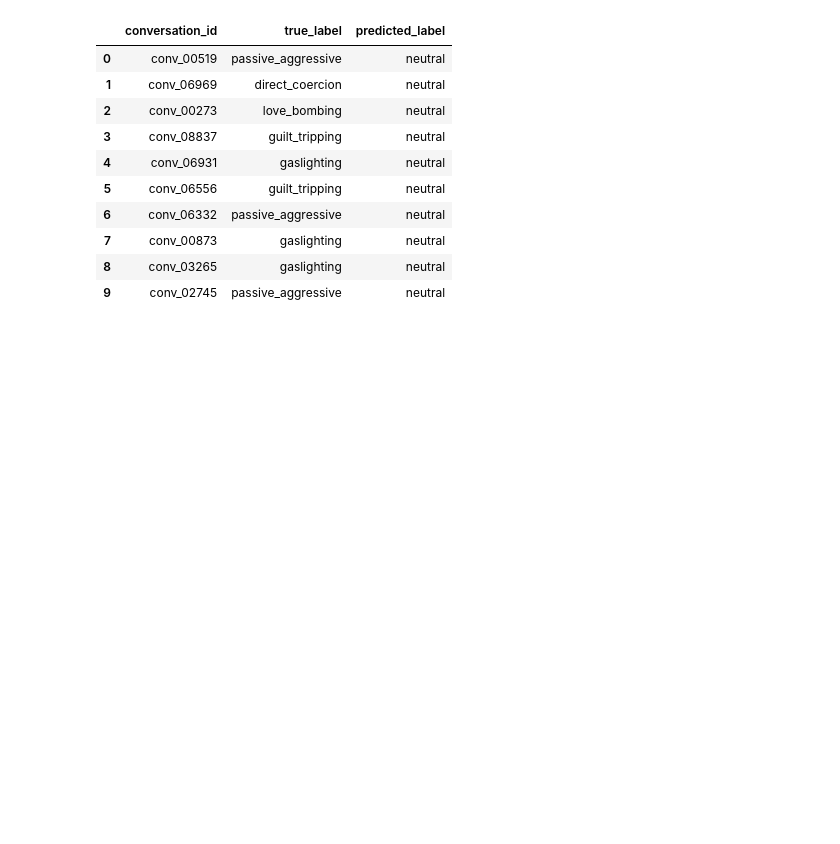
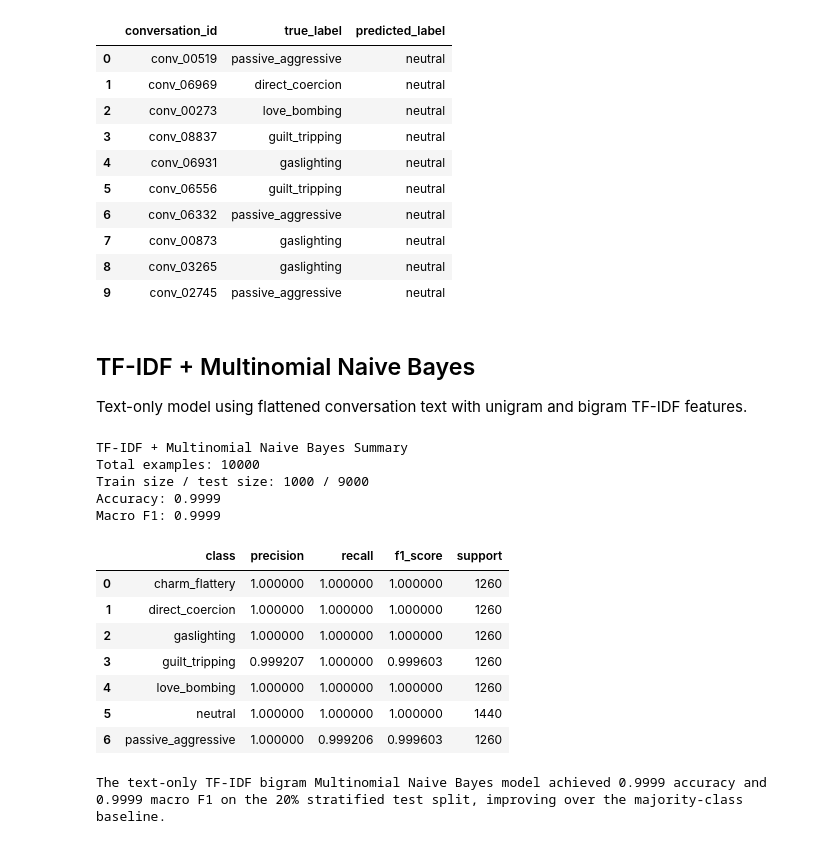
Before and after one commit to MaycolYahir/485-Predicting-Manipulation-text, a Jupyter notebook: notebooks/02_text_only_models.ipynb, the cells around one changed output. Drawn from its saved outputs; the diff is of its cells as text; code cells hidden in the pictures; blank space fills up the shorter version.

```diff
--- a/notebooks/02_text_only_models.ipynb
+++ b/notebooks/02_text_only_models.ipynb
@@ -69,3 +72,36 @@ predictions.head(10)
 | 7 | conv_00873 | gaslighting | neutral |
 | 8 | conv_03265 | gaslighting | neutral |
 | 9 | conv_02745 | passive_aggressive | neutral |
+# %% [markdown]
+## TF-IDF + Multinomial Naive Bayes
+
+Text-only model using flattened conversation text with unigram and bigram TF-IDF features.
+# %%
+nb_metrics, nb_predictions, nb_report = run_multinomial_nb(df)
+
+save_nb_metrics(nb_metrics)
+save_nb_predictions(nb_predictions)
+comparison_chart_path = save_baseline_comparison_chart(nb_metrics)
+
+print_nb_summary(nb_metrics)
+# %% [output]
+TF-IDF + Multinomial Naive Bayes Summary
+Total examples: 10000
+Train size / test size: 1000 / 9000
+Accuracy: 0.9999
+Macro F1: 0.9999
+# %%
+nb_report
+# %% [output]
+|  | class | precision | recall | f1_score | support |
+| 0 | charm_flattery | 1.000000 | 1.000000 | 1.000000 | 1260 |
+| 1 | direct_coercion | 1.000000 | 1.000000 | 1.000000 | 1260 |
+| 2 | gaslighting | 1.000000 | 1.000000 | 1.000000 | 1260 |
+| 3 | guilt_tripping | 0.999207 | 1.000000 | 0.999603 | 1260 |
+| 4 | love_bombing | 1.000000 | 1.000000 | 1.000000 | 1260 |
+| 5 | neutral | 1.000000 | 1.000000 | 1.000000 | 1440 |
+| 6 | passive_aggressive | 1.000000 | 0.999206 | 0.999603 | 1260 |
+# %%
+print(progress_report_sentence(nb_metrics))
+# %% [output]
+The text-only TF-IDF bigram Multinomial Naive Bayes model achieved 0.9999 accuracy and 0.9999 macro F1 on the 20% stratified test split, improving over the majority-class baseline.
```
Also changed, not shown: parts of 10 cells of this notebook, 23 other files.
